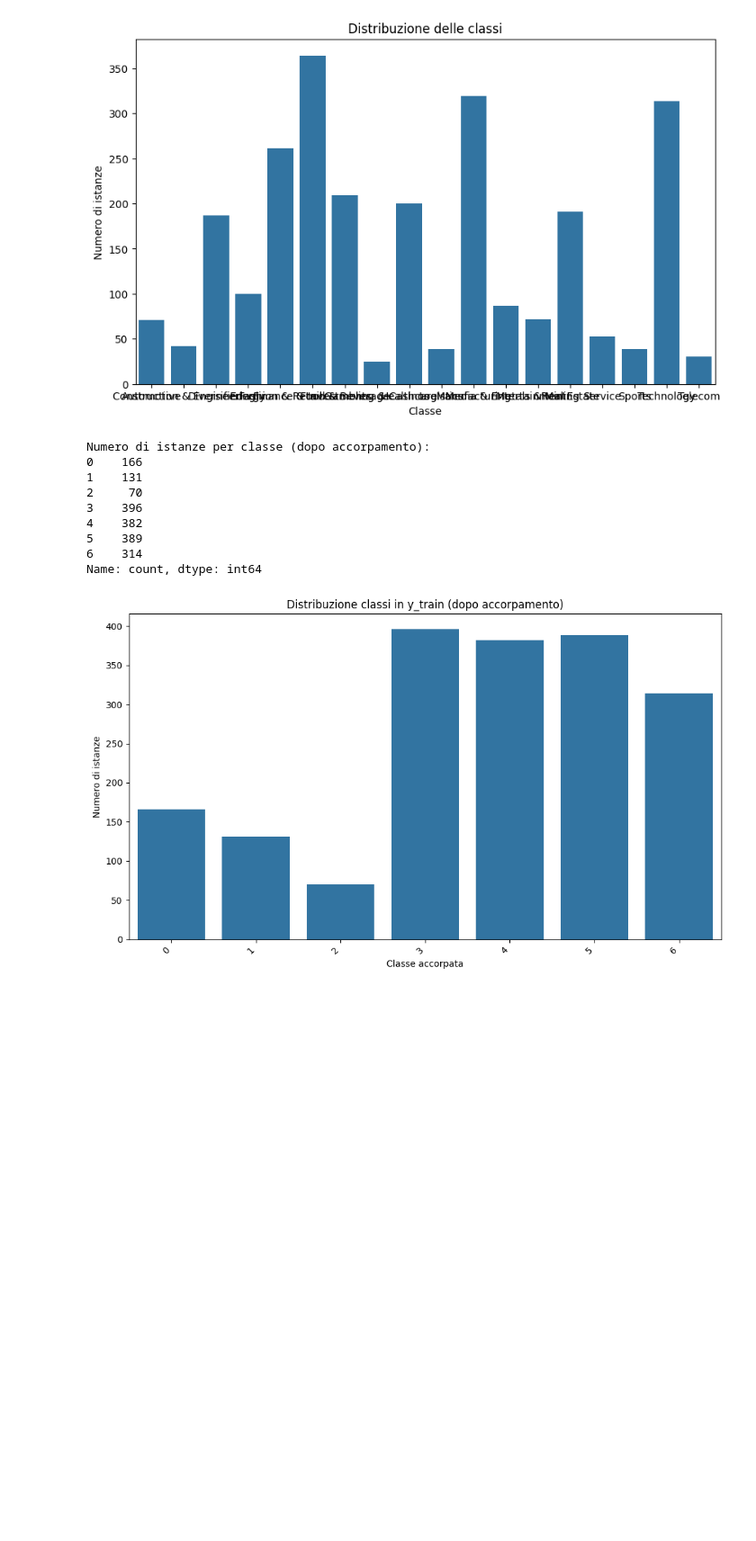
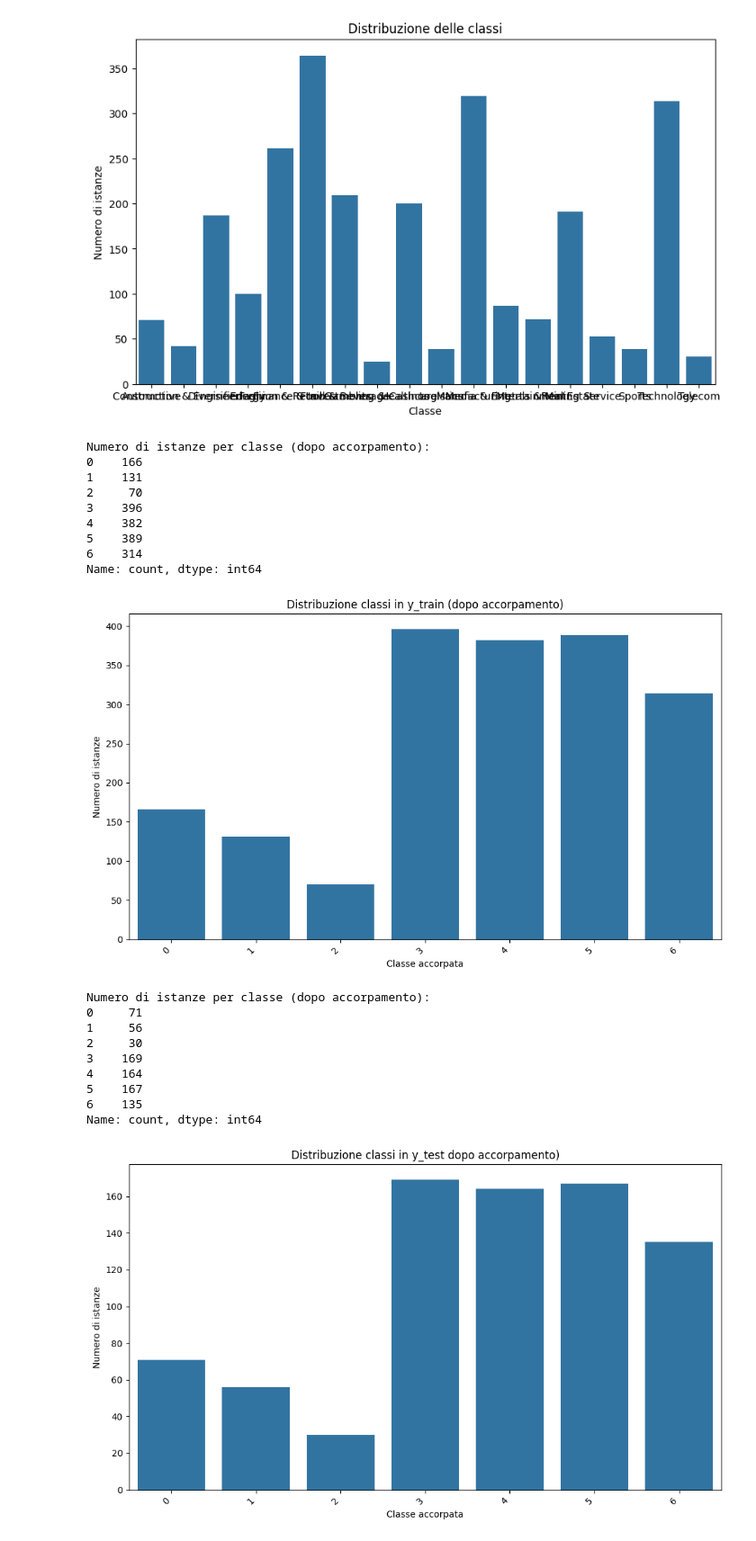
Before and after one commit to angelopaldino/progetto-data-mining, a Jupyter notebook: notebooks/utility.ipynb, the cells around one changed output. Shown at 90% size. Cells and saved outputs as stored; diff of their text form; code cells hidden in the pictures; blank space fills up the shorter version.

```diff
--- a/notebooks/utility.ipynb
+++ b/notebooks/utility.ipynb
@@ -167,33 +167,62 @@ import seaborn as sns
 X_train = pd.read_csv("../data/splitted_category/X_train.csv")
 X_test = pd.read_csv("../data/splitted_category/X_test.csv")
 y_train = pd.read_csv("../data/splitted_category/y_train.csv").values.ravel()
 y_test = pd.read_csv("../data/splitted_category/y_test.csv").values.ravel()
 # Converte y_train in una Series per conteggio
 y_train_series = pd.Series(y_train)
+y_test_series = pd.Series(y_test)
 
 # Conta e ordina
-class_counts = y_train_series.value_counts().sort_index()
+class_counts1 = y_train_series.value_counts().sort_index()
+class_counts2 = y_test_series.value_counts().sort_index()
+#class_counts3 = X_train_series.value_counts().sort_index()
+#class_counts4 = X_test_series.value_counts().sort_index()
+
 
 print("Numero di istanze per classe (dopo accorpamento):")
-print(class_counts)
+print(class_counts1)
 
 # Barplot
 plt.figure(figsize=(10, 6))
-sns.barplot(x=class_counts.index, y=class_counts.values)
+sns.barplot(x=class_counts1.index, y=class_counts1.values)
 plt.xticks(rotation=45, ha='right')
 plt.xlabel("Classe accorpata")
 plt.ylabel("Numero di istanze")
 plt.title("Distribuzione classi in y_train (dopo accorpamento)")
 plt.tight_layout()
 plt.show()
+
+
+print("Numero di istanze per classe (dopo accorpamento):")
+print(class_counts2)
+
+# Barplot
+plt.figure(figsize=(10, 6))
+sns.barplot(x=class_counts2.index, y=class_counts2.values)
+plt.xticks(rotation=45, ha='right')
+plt.xlabel("Classe accorpata")
+plt.ylabel("Numero di istanze")
+plt.title("Distribuzione classi in y_test dopo accorpamento)")
+plt.tight_layout()
+plt.show()
 # %% [output]
 Numero di istanze per classe (dopo accorpamento):
 0    166
 1    131
 2     70
 3    396
 4    382
 5    389
 6    314
 Name: count, dtype: int64
 [figure]
+Numero di istanze per classe (dopo accorpamento):
+0     71
+1     56
+2     30
+3    169
+4    164
+5    167
+6    135
+Name: count, dtype: int64
+[figure, added]
```
Also changed, not shown: 6 other files.
